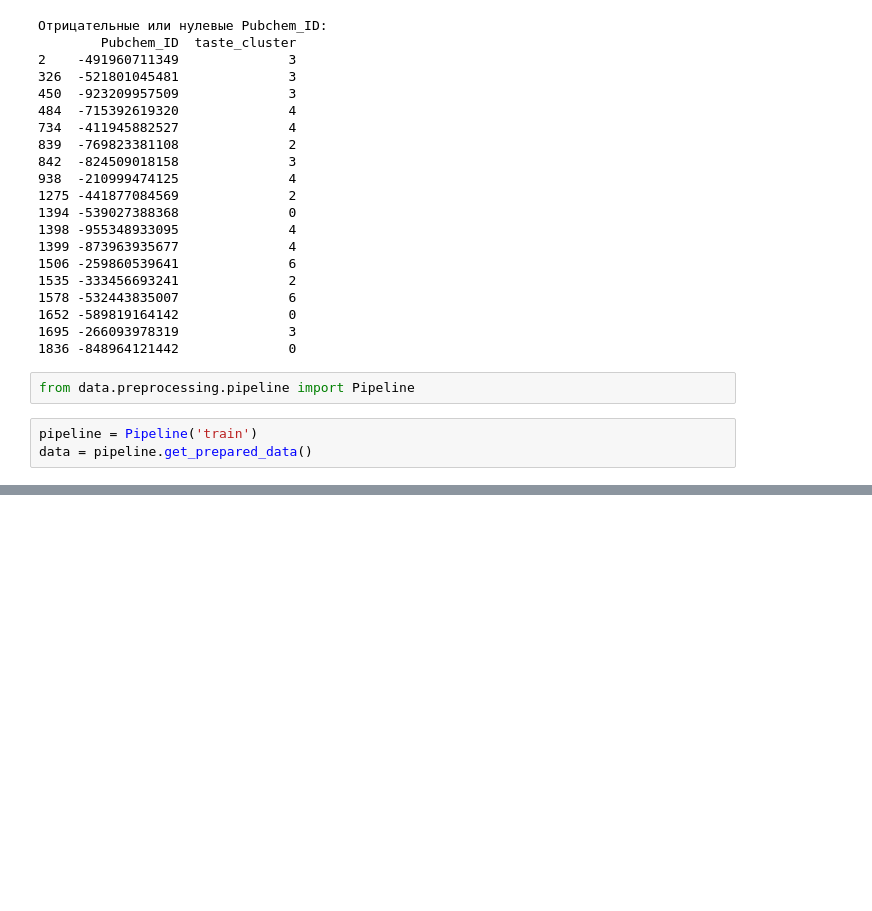
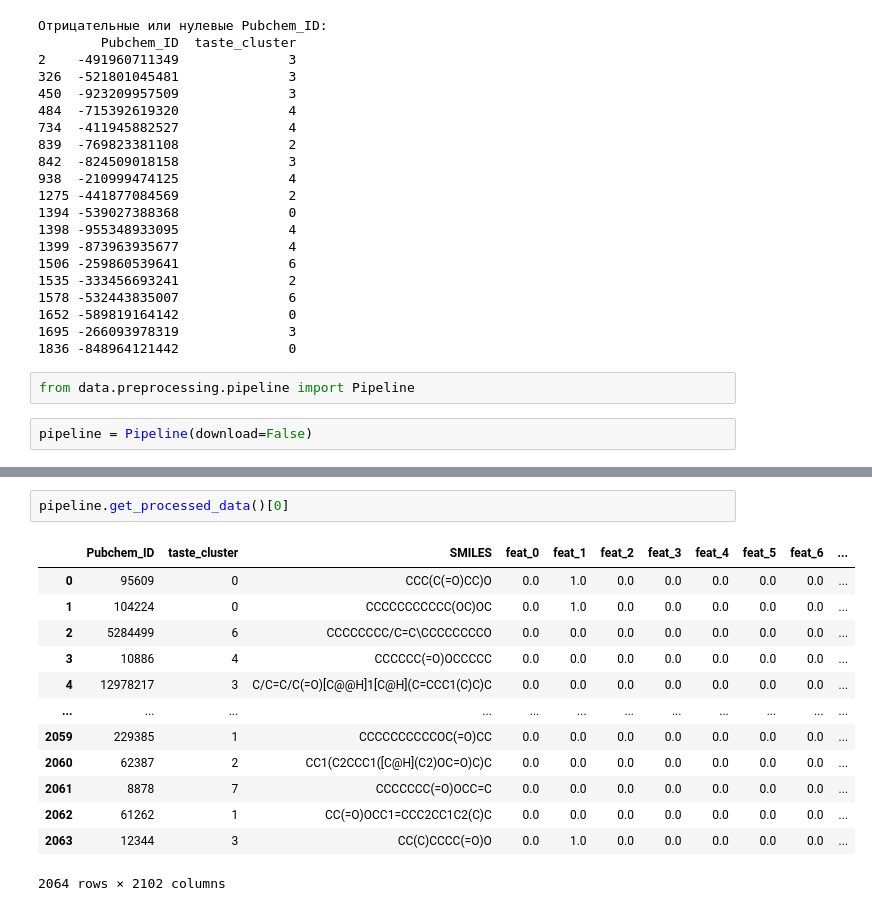
Before and after one commit to SENATAI/hackathonThothex, a Jupyter notebook: notebooks/work_with_data.ipynb, the cells around one changed output, grey strips where cells are left out. Drawn from its saved outputs; the diff is of its cells as text; blank space fills up the shorter version.

```diff
--- a/notebooks/work_with_data.ipynb
+++ b/notebooks/work_with_data.ipynb
@@ -79,5 +79,4 @@ print(invalid_ids[['Pubchem_ID', 'taste_cluster']])
 # %%
 from data.preprocessing.pipeline import Pipeline
 # %%
-pipeline = Pipeline('train')
-data = pipeline.get_prepared_data()
+pipeline = Pipeline(download=False)
@@ -83,0 +117,16 @@ data = pipeline.get_prepared_data()
+# %%
+pipeline.get_processed_data()[0]
+# %% [output]
+|  | Pubchem_ID | taste_cluster | SMILES | feat_0 | feat_1 | feat_2 | feat_3 | feat_4 | feat_5 | feat_6 | ... |
+| 0 | 95609 | 0 | CCC(C(=O)CC)O | 0.0 | 1.0 | 0.0 | 0.0 | 0.0 | 0.0 | 0.0 | ... |
+| 1 | 104224 | 0 | CCCCCCCCCCC(OC)OC | 0.0 | 1.0 | 0.0 | 0.0 | 0.0 | 0.0 | 0.0 | ... |
+| 2 | 5284499 | 6 | CCCCCCCC/C=C\CCCCCCCCO | 0.0 | 0.0 | 0.0 | 0.0 | 0.0 | 0.0 | 0.0 | ... |
+| 3 | 10886 | 4 | CCCCCC(=O)OCCCCC | 0.0 | 0.0 | 0.0 | 0.0 | 0.0 | 0.0 | 0.0 | ... |
+| 4 | 12978217 | 3 | C/C=C/C(=O)[C@@H]1[C@H](C=CCC1(C)C)C | 0.0 | 0.0 | 0.0 | 0.0 | 0.0 | 0.0 | 0.0 | ... |
+| ... | ... | ... | ... | ... | ... | ... | ... | ... | ... | ... | ... |
+| 2059 | 229385 | 1 | CCCCCCCCCCOC(=O)CC | 0.0 | 0.0 | 0.0 | 0.0 | 0.0 | 0.0 | 0.0 | ... |
+| 2060 | 62387 | 2 | CC1(C2CCC1([C@H](C2)OC=O)C)C | 0.0 | 0.0 | 0.0 | 0.0 | 0.0 | 0.0 | 0.0 | ... |
+| 2061 | 8878 | 7 | CCCCCCC(=O)OCC=C | 0.0 | 0.0 | 0.0 | 0.0 | 0.0 | 0.0 | 0.0 | ... |
+| 2062 | 61262 | 1 | CC(=O)OCC1=CCC2CC1C2(C)C | 0.0 | 0.0 | 0.0 | 0.0 | 0.0 | 0.0 | 0.0 | ... |
+| 2063 | 12344 | 3 | CC(C)CCCC(=O)O | 0.0 | 1.0 | 0.0 | 0.0 | 0.0 | 0.0 | 0.0 | ... |
+2064 rows × 2102 columns
```
Also changed, not shown: parts of 2 cells of this notebook, 7 other files.
